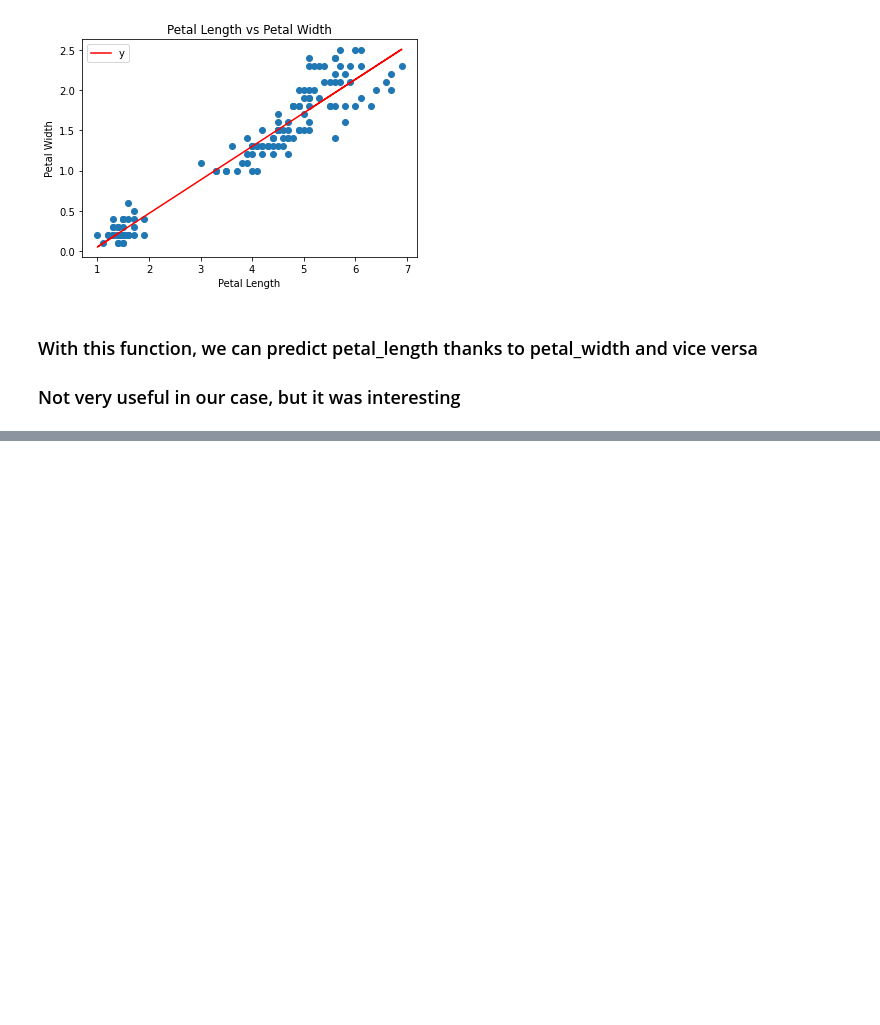
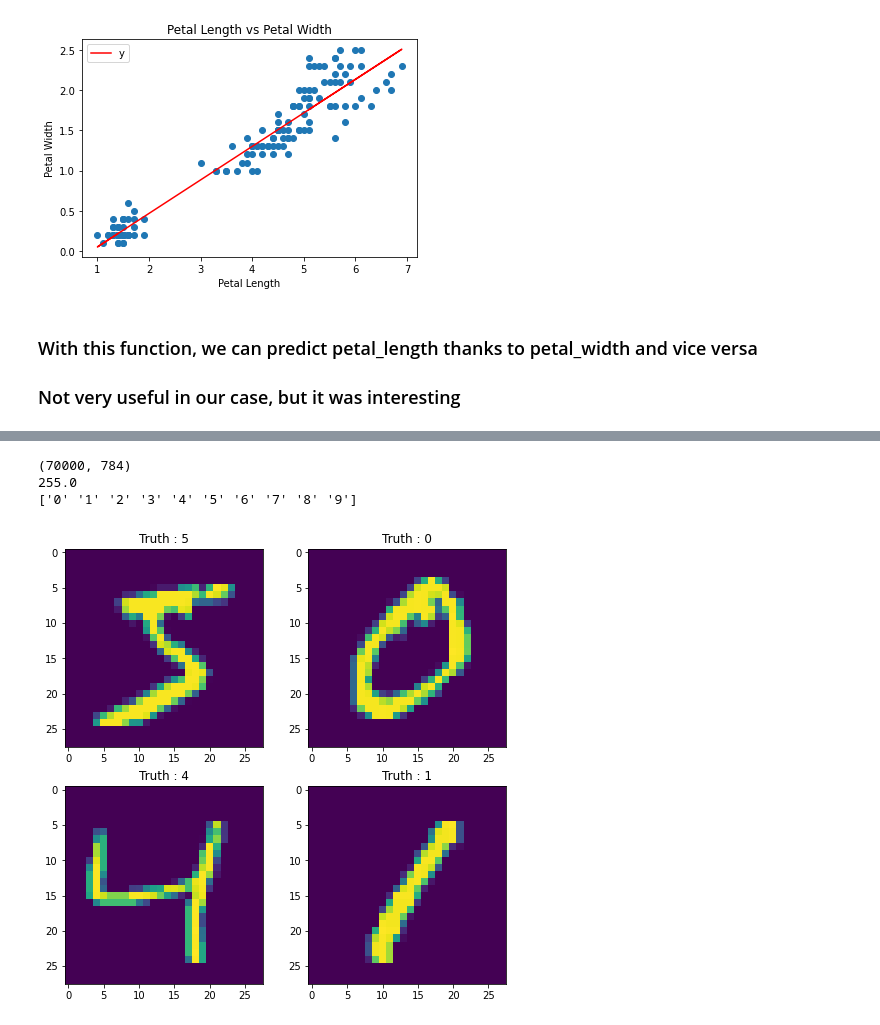
Before and after one commit to Meridolian/thedatafrog_tutorials, a Jupyter notebook: data_analysis/visualizing_datasets.ipynb, the cells around one changed output, grey strips where cells are left out. Cells and saved outputs as stored; diff of their text form; code cells hidden in the pictures; blank space fills up the shorter version.

```diff
--- a/data_analysis/visualizing_datasets.ipynb
+++ b/data_analysis/visualizing_datasets.ipynb
@@ -144,0 +212,24 @@ plt.show()
+# %%
+print(raw_data.shape)
+print(raw_data.to_numpy().max())
+print(np.unique(raw_target))
+# %% [output]
+(70000, 784)
+255.0
+['0' '1' '2' '3' '4' '5' '6' '7' '8' '9']
+# %%
+nsamples = 5000
+data = raw_data[:nsamples]
+target = raw_target[:nsamples]
+# %%
+data = data / 255.
+target = target.astype("int")
+images = data.to_numpy().reshape(data.shape[0], 28, 28)
+# %%
+plt.figure(figsize=(8, 8))
+for i in range(4):
+    plt.subplot(2, 2, i+1)
+    plt.imshow(images[i])
+    plt.title(f"Truth : {target[i]}")
+# %% [output]
+[figure, added]
```
Also changed, not shown: parts of 12 cells of this notebook.
